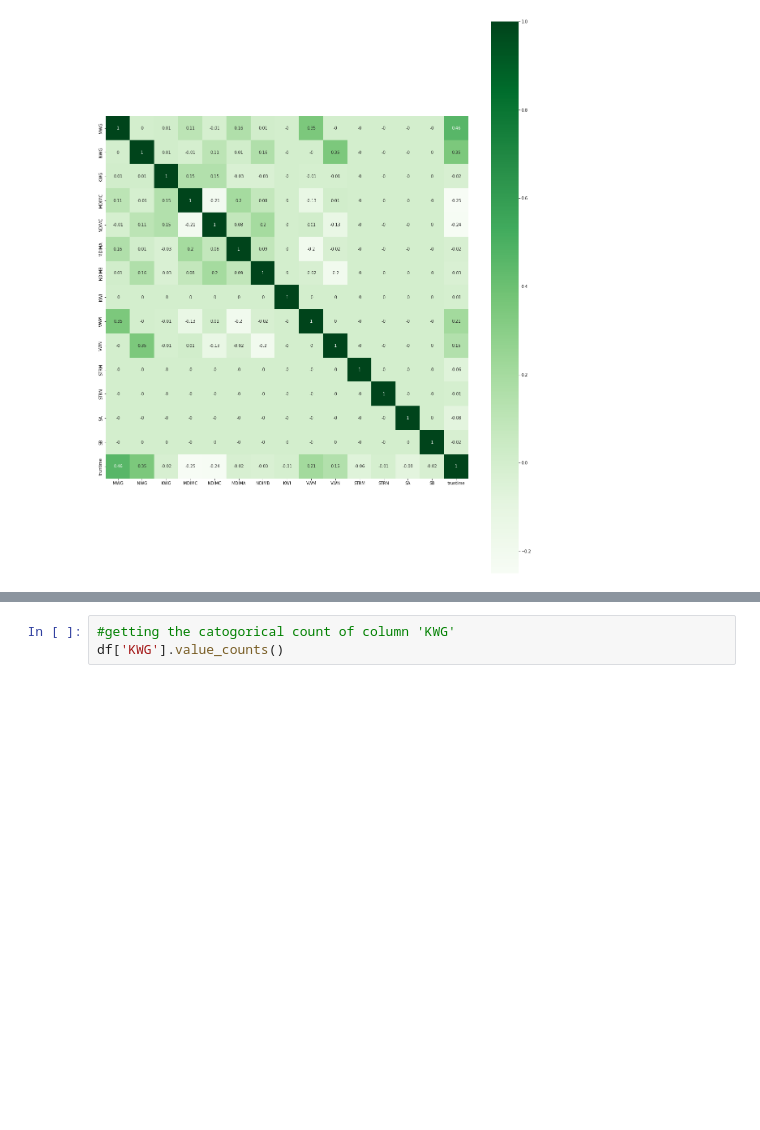
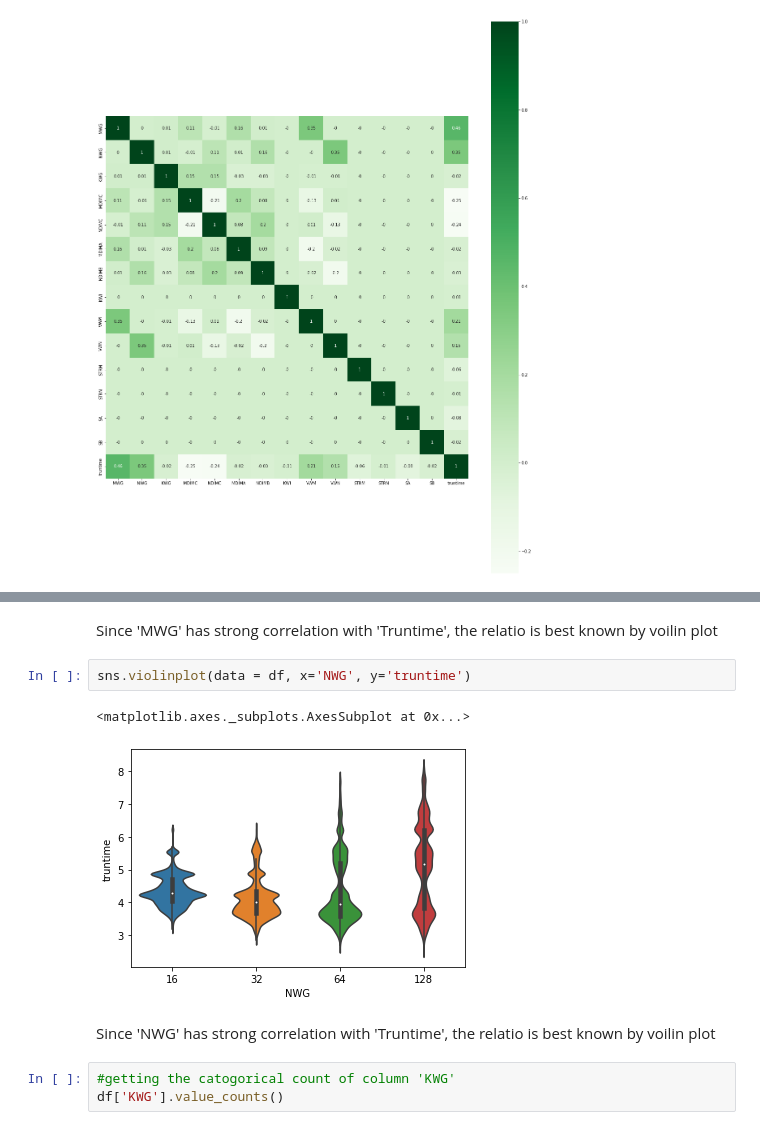
Before and after one commit to charann90/SGEMM-GPU-Kernel-Performance, a Jupyter notebook: SGEMM_GPU_Kernel_Performance_Capstone_Project.ipynb, the cells around one changed output, grey strips where cells are left out. Drawn from its saved outputs; the diff is of its cells as text; blank space fills up the shorter version.

```diff
--- a/SGEMM_GPU_Kernel_Performance_Capstone_Project.ipynb
+++ b/SGEMM_GPU_Kernel_Performance_Capstone_Project.ipynb
@@ -258,3 +256,12 @@ plt.show()
+# %% [markdown]
+Since 'MWG' has strong correlation with 'Truntime', the  relatio is best known by voilin plot
+# %%
+sns.violinplot(data = df, x='NWG', y='truntime')
+# %% [output]
+<matplotlib.axes._subplots.AxesSubplot at 0x...>
+[figure, added]
+# %% [markdown]
+Since 'NWG' has strong correlation with 'Truntime', the  relatio is best known by voilin plot
 # %%
 #getting the catogorical count of column 'KWG'
 df['KWG'].value_counts()
```
Also changed, not shown: parts of 9 cells of this notebook.
